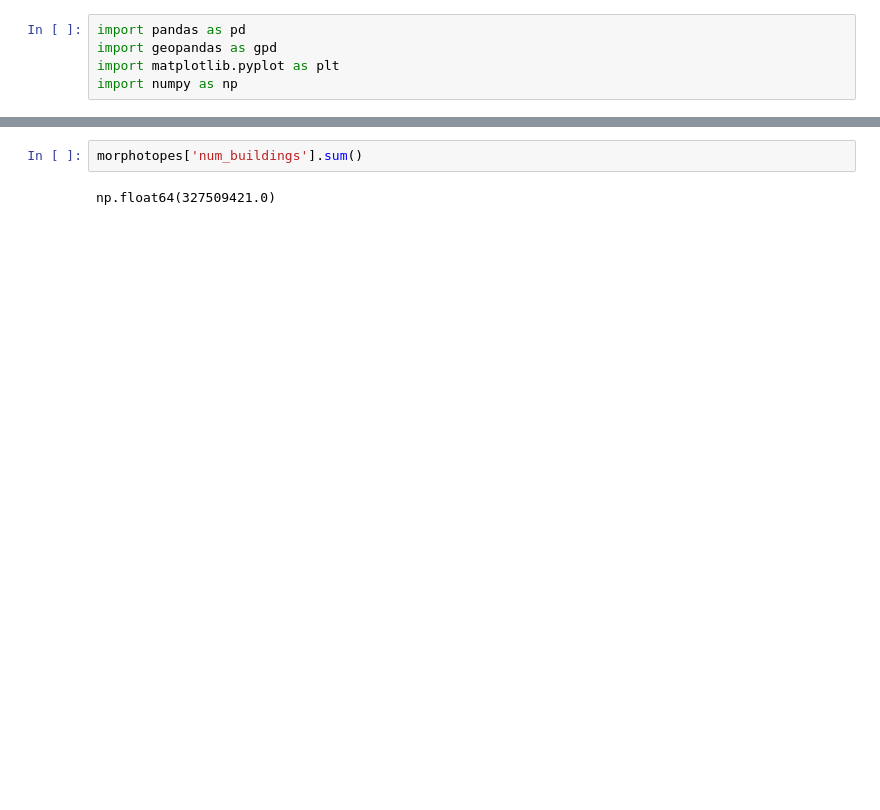
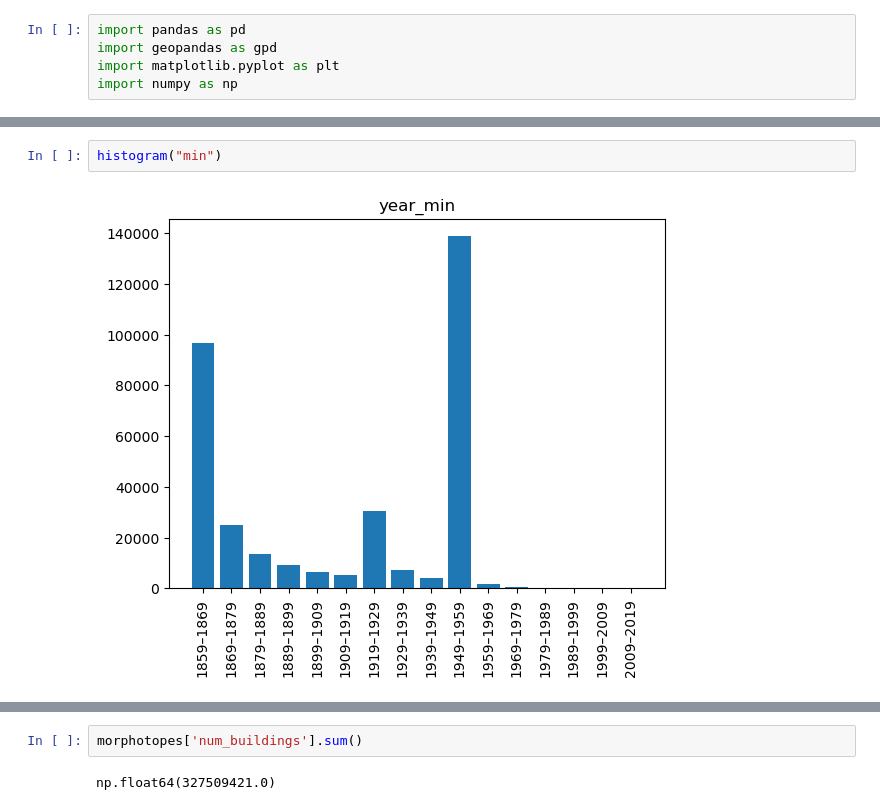
Before and after one commit to uscuni/evolution, a Jupyter notebook: code/morphotopes.ipynb, the cells around one changed output, grey strips where cells are left out. Saved outputs shown, nothing was run; the diff lists cells and outputs as text; blank space fills up the shorter version.

```diff
--- a/code/morphotopes.ipynb
+++ b/code/morphotopes.ipynb
@@ -32,0 +49,4 @@ plt.grid(False)
+# %%
+histogram("min")
+# %% [output]
+[figure, added]
```
Also changed, not shown: parts of 11 cells of this notebook.
